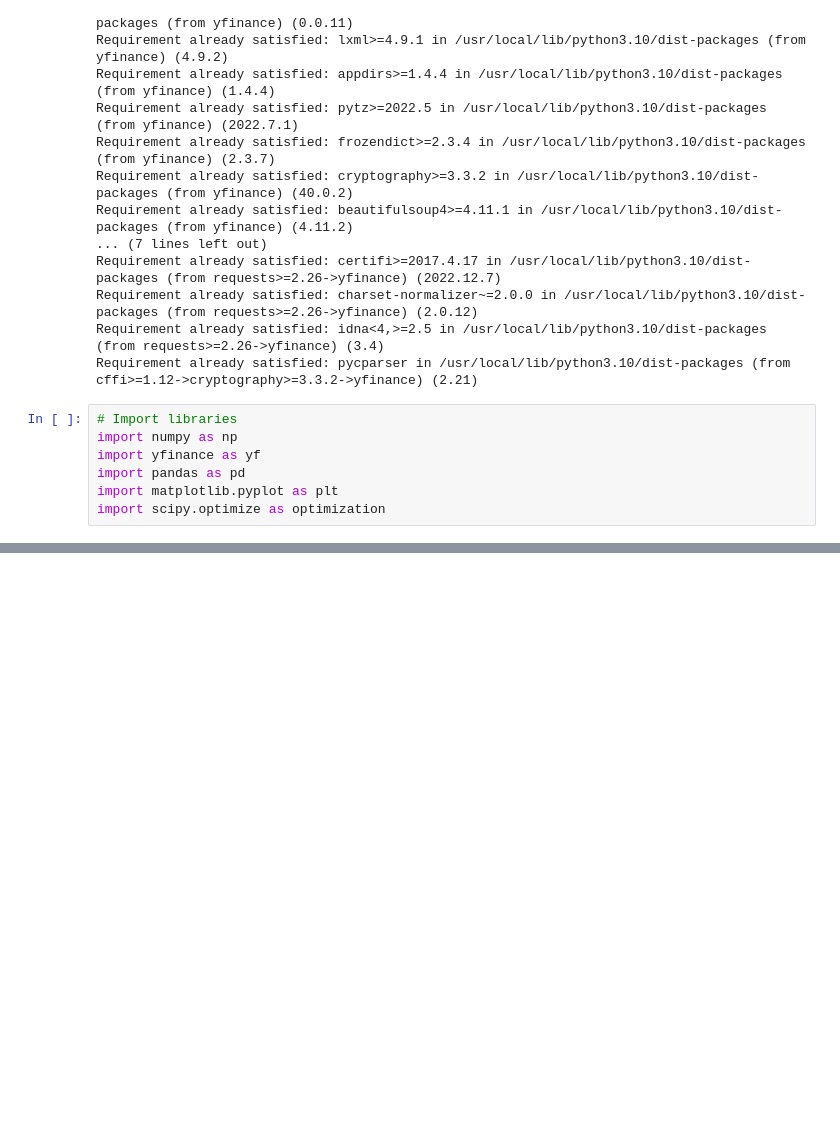
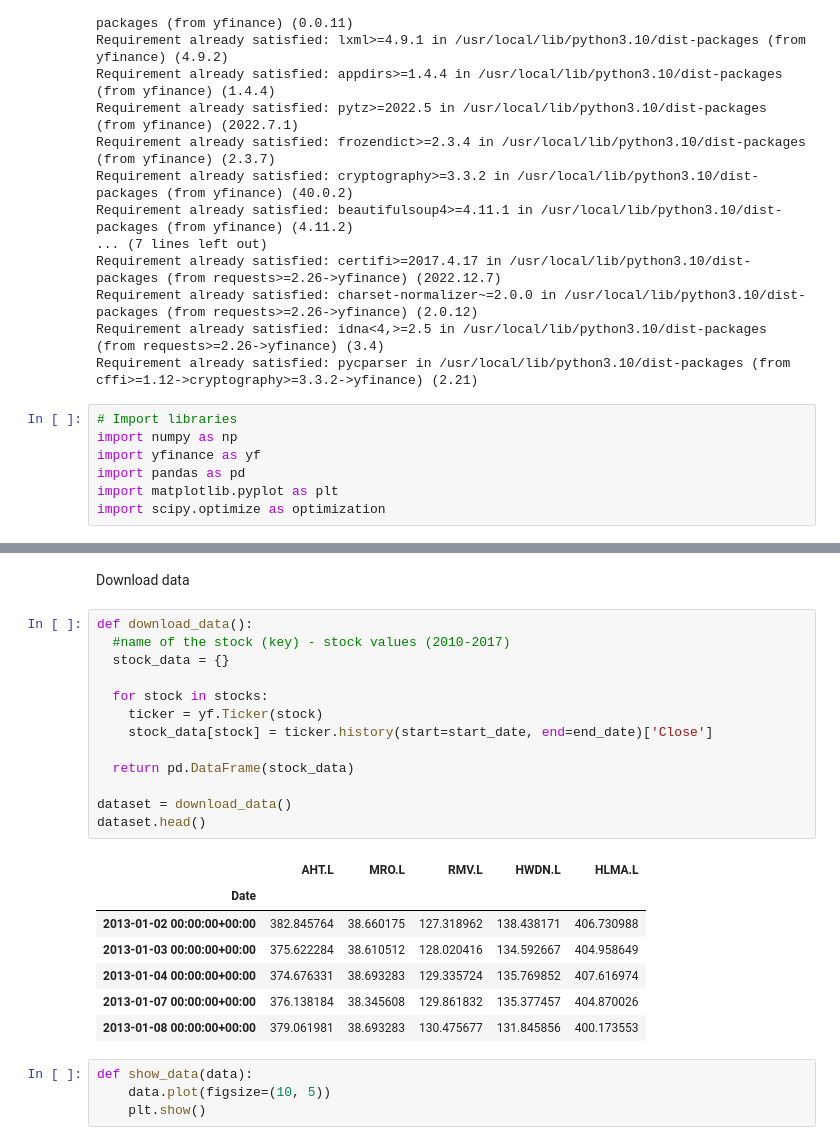
Before and after one commit to stonewallmhk/QuantMindi, a Jupyter notebook: ModernPortfolioTheory.ipynb, the cells around one changed output, grey strips where cells are left out. Saved outputs shown, nothing was run; the diff lists cells and outputs as text; blank space fills up the shorter version.

```diff
--- a/ModernPortfolioTheory.ipynb
+++ b/ModernPortfolioTheory.ipynb
@@ -165,0 +60,27 @@ Expected return, volatility and Sharpe ratio:  [0.21237315 0.20573073 1.03228695
+# %% [markdown]
+Download data
+# %%
+def download_data():
+  #name of the stock (key) - stock values (2010-2017)
+  stock_data = {}
+
+  for stock in stocks:
+    ticker = yf.Ticker(stock)
+    stock_data[stock] = ticker.history(start=start_date, end=end_date)['Close']
+
+  return pd.DataFrame(stock_data)
+
+dataset = download_data()
+dataset.head()
+# %% [output]
+|  | AHT.L | MRO.L | RMV.L | HWDN.L | HLMA.L |
+| Date |  |  |  |  |  |
+| 2013-01-02 00:00:00+00:00 | 382.845764 | 38.660175 | 127.318962 | 138.438171 | 406.730988 |
+| 2013-01-03 00:00:00+00:00 | 375.622284 | 38.610512 | 128.020416 | 134.592667 | 404.958649 |
+| 2013-01-04 00:00:00+00:00 | 374.676331 | 38.693283 | 129.335724 | 135.769852 | 407.616974 |
+| 2013-01-07 00:00:00+00:00 | 376.138184 | 38.345608 | 129.861832 | 135.377457 | 404.870026 |
+| 2013-01-08 00:00:00+00:00 | 379.061981 | 38.693283 | 130.475677 | 131.845856 | 400.173553 |
+# %%
+def show_data(data):
+    data.plot(figsize=(10, 5))
+    plt.show()
```
Also changed, not shown: parts of 18 cells of this notebook.
